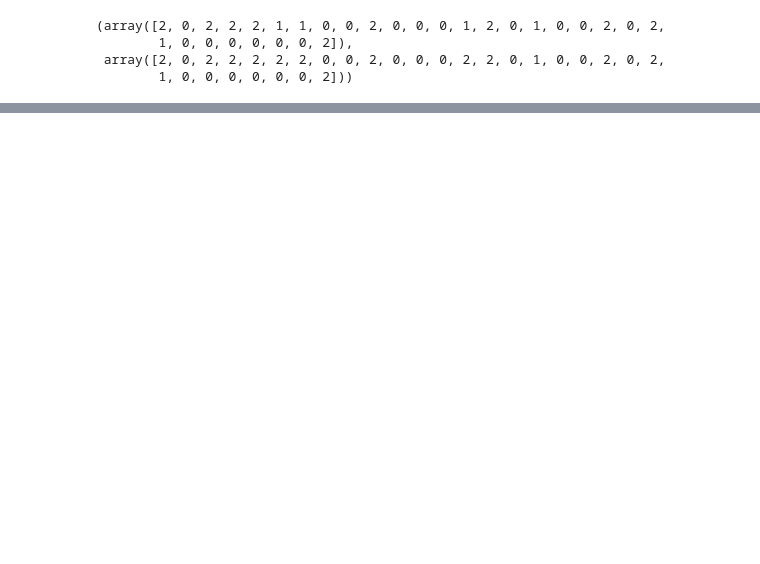
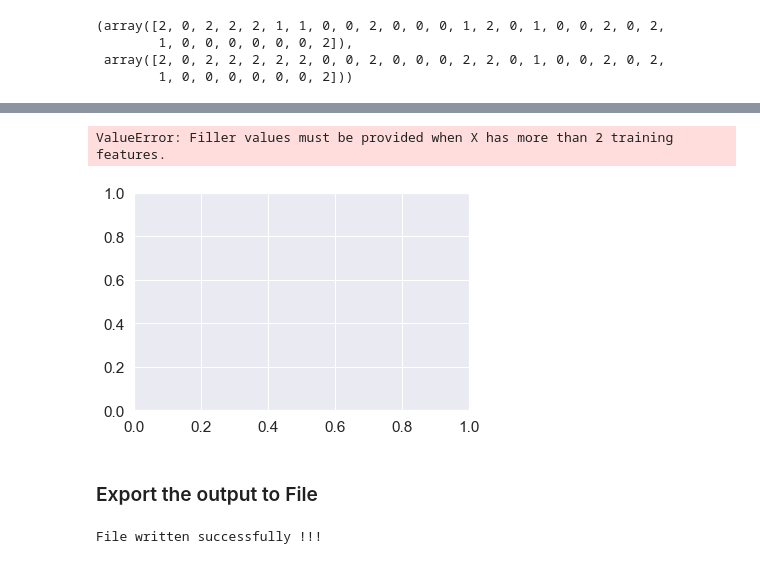
Before and after one commit to AMENNITA/tutorials, a Jupyter notebook: data_science/ML/Iris/Iris_Analysis.ipynb, the cells around one changed output, grey strips where cells are left out. Saved outputs shown, nothing was run; the diff lists cells and outputs as text; code cells hidden in the pictures; blank space fills up the shorter version.

```diff
--- a/data_science/ML/Iris/Iris_Analysis.ipynb
+++ b/data_science/ML/Iris/Iris_Analysis.ipynb
@@ -256,0 +327,19 @@ df_new.head()
+# %%
+from mlxtend.plotting import plot_decision_regionslR
+fig = plot_decision_regions(X=X_test[:,0:2], y=y_hat, clf=, legend=2)
+# %% [output]
+ValueError: Filler values must be provided when X has more than 2 training features.
+[figure, added]
+# %% [markdown]
+### Export the output to File
+# %%
+import os
+
+with open(os.path.join(os.getcwd(),'output.csv'),'w') as file:
+    file.writelines('Actual,Predicted\n')
+    for (pred, actual) in zip(y_hat, y_test):
+        file.writelines("{},{}\n".format(le.classes_[actual], le.classes_[pred]))
+
+print("File written successfully !!!")
+# %% [output]
+File written successfully !!!
```
Also changed, not shown: parts of 22 cells of this notebook, 49 other files.
